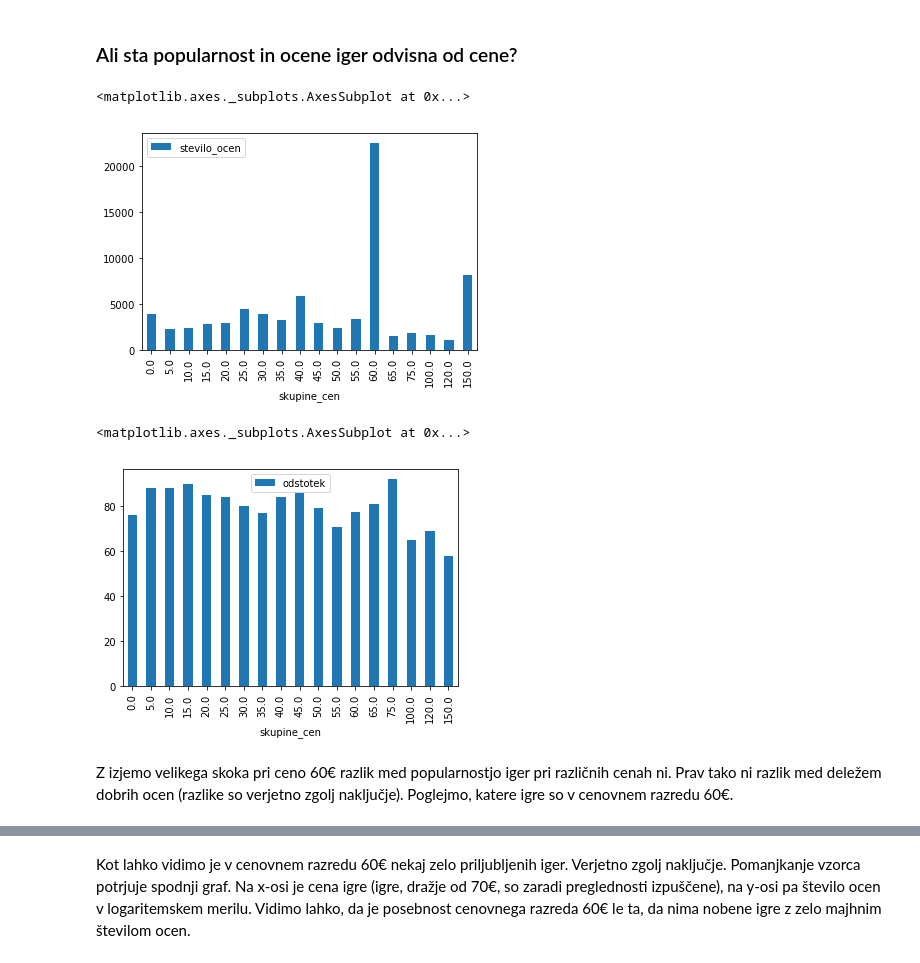
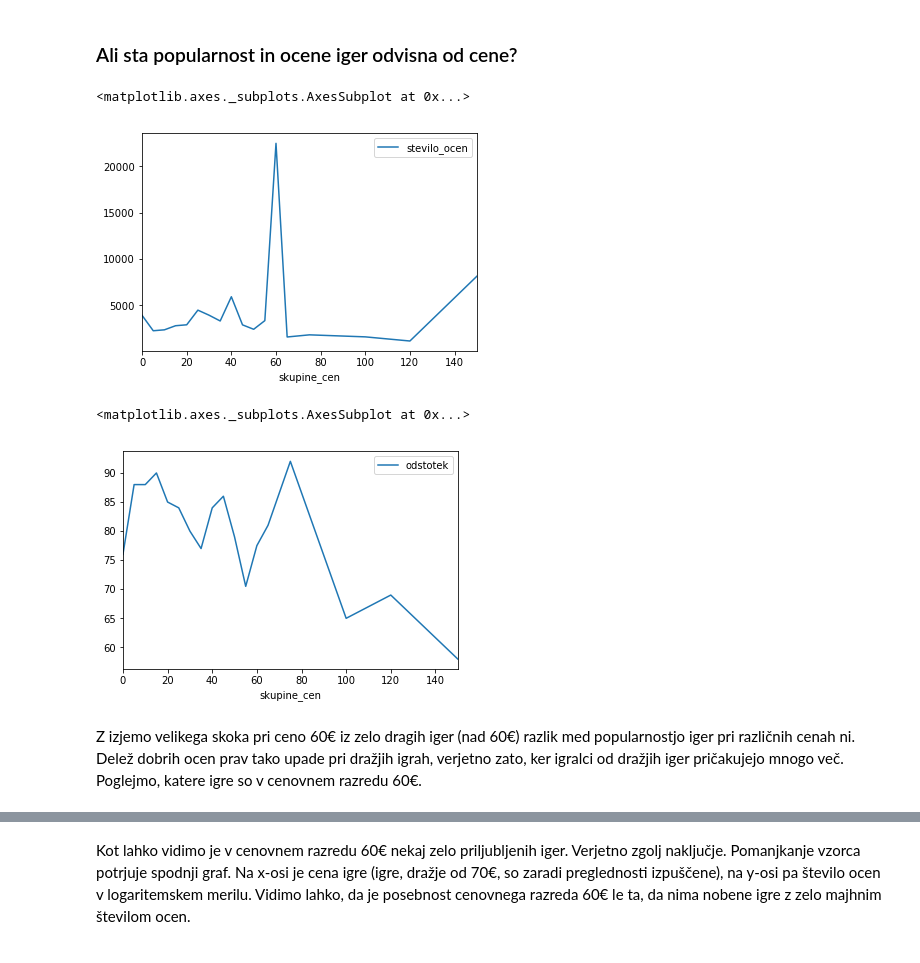
Before and after one commit to gregaSaksida/Steam, a Jupyter notebook: analiza.ipynb, the cells around one changed output, grey strips where cells are left out. Saved outputs shown, nothing was run; the diff lists cells and outputs as text; code cells hidden in the pictures.

```diff
--- a/analiza.ipynb
+++ b/analiza.ipynb
@@ -110,17 +110,17 @@ tabela1.groupby('zanr').mean().plot.bar(y='leto', ylim=[1980, 2020])
 # %% [markdown]
 ### Ali sta popularnost in ocene iger odvisna od cene?
 # %%
-igre.groupby('skupine_cen').median().plot.bar(y='stevilo_ocen')
+igre.groupby('skupine_cen').median().plot.line(y='stevilo_ocen')
 # %% [output]
 <matplotlib.axes._subplots.AxesSubplot at 0x...>
-[figure, old version]
+[figure, new version]
 # %%
-igre.groupby('skupine_cen').median().plot.bar(y='odstotek')
+igre.groupby('skupine_cen').median().plot.line(y='odstotek')
 # %% [output]
 <matplotlib.axes._subplots.AxesSubplot at 0x...>
-[figure, old version]
+[figure, new version]
 # %% [markdown]
-Z izjemo velikega skoka pri ceno 60€ razlik med popularnostjo iger pri različnih cenah ni. Prav tako ni razlik med deležem dobrih ocen (razlike so verjetno zgolj naključje).
+Z izjemo velikega skoka pri ceno 60€ iz zelo dragih iger (nad 60€) razlik med popularnostjo iger pri različnih cenah ni. Delež dobrih ocen prav tako upade pri dražjih igrah, verjetno zato, ker igralci od dražjih iger pričakujejo mnogo več.
 Poglejmo, katere igre so v cenovnem razredu 60€.
 # %%
 igre[igre['skupine_cen']==60]
```
Also changed, not shown: parts of 2 cells of this notebook.
